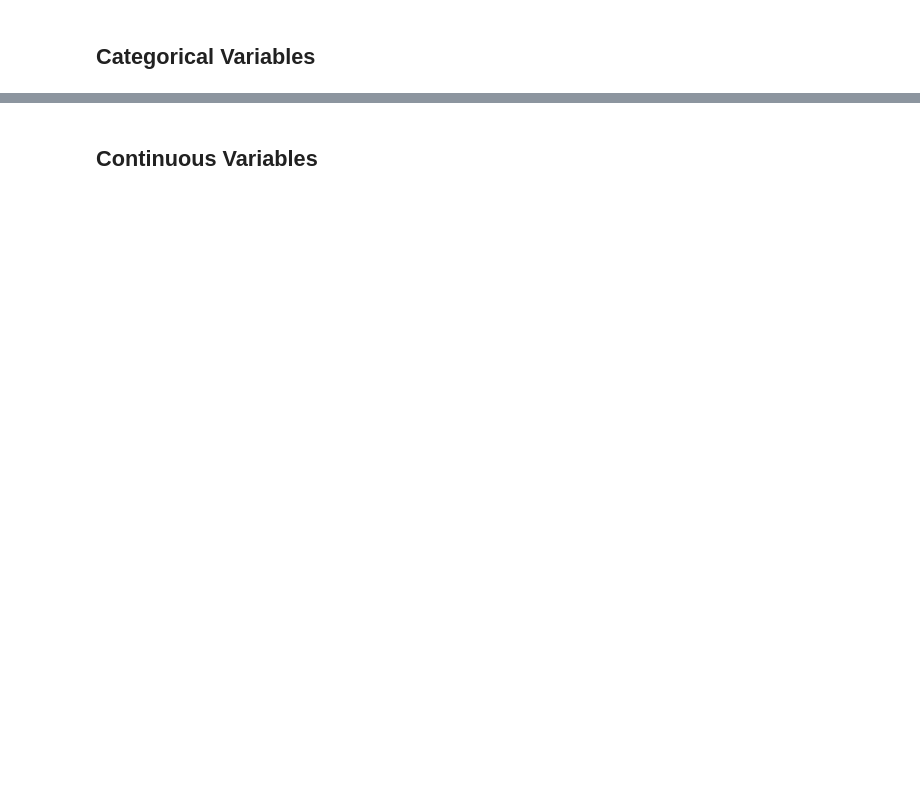
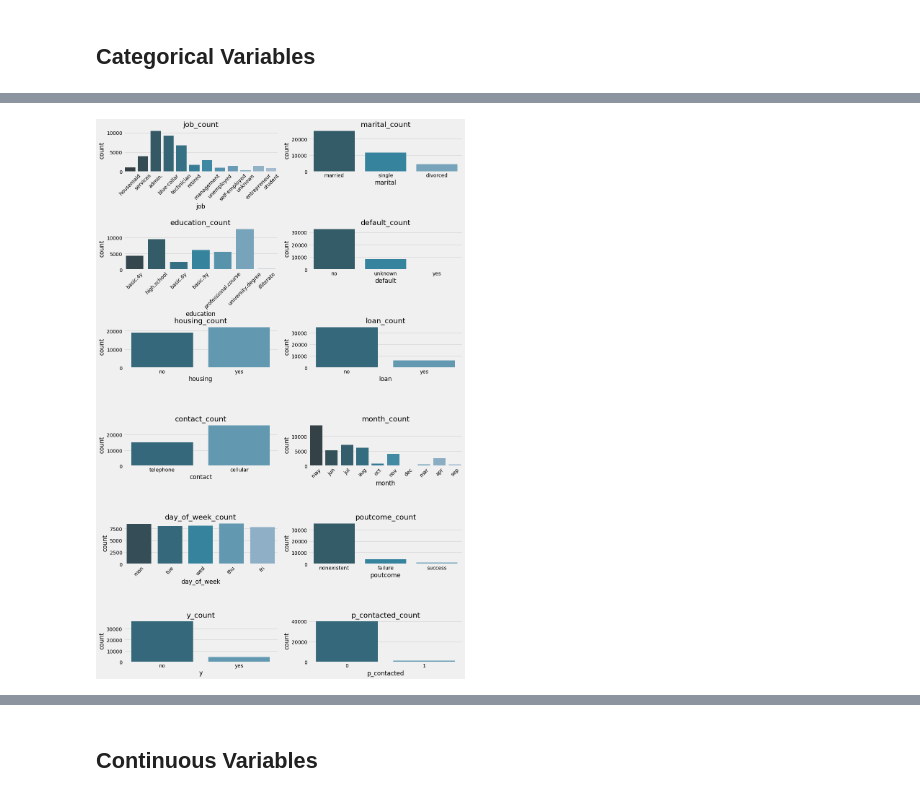
Before and after one commit to JaHerbas/bank-marketing-classification, a Jupyter notebook: Mod5_Project_Bank_Marketing_Classifier.ipynb, the cells around one changed output, grey strips where cells are left out. Cells and saved outputs as stored; diff of their text form; code cells hidden in the pictures; blank space fills up the shorter version.

```diff
--- a/Mod5_Project_Bank_Marketing_Classifier.ipynb
+++ b/Mod5_Project_Bank_Marketing_Classifier.ipynb
@@ -303,0 +518,4 @@ In the above section we decided we would:
+# %%
+# drop the 'pdays' column
+data.drop(columns=['pdays'], inplace=True)
+data.head(2)
@@ -326,0 +540,4 @@ y :  2
+# %%
+# create a dataframe with only the categroical variables we observed earlier
+cat_data = data[cat_vars]
+cat_data.head()
@@ -326,0 +555,4 @@ y :  2
+# %%
+# add the 'p_contacted' variable to cat_data
+cat_data = cat_data.join(data.p_contacted)
+cat_data.head()
@@ -326,0 +566,24 @@ y :  2
+# %%
+def plot_cat_counts(df):
+
+    fig = plt.figure(figsize=(15,30))
+    plt.subplots_adjust(hspace=1.3)
+
+    nrows = len(df.columns) //2 +1
+    ncols = 2
+
+    for i,t in enumerate(list(df.columns)):
+        ax = fig.add_subplot(nrows, ncols, i+1)
+        sns.countplot(x= df[t],
+                      data=df,
+                      orient='v',
+                      ax=ax,
+                      palette = 'PuBuGn_d')
+        plt.title(t + '_count')
+
+        if df[t].nunique() > 3:
+            plt.xticks(rotation=45)
+# %%
+plot_cat_counts(cat_data)
+# %% [output]
+[figure, added]
```
Also changed, not shown: parts of 59 cells of this notebook.
